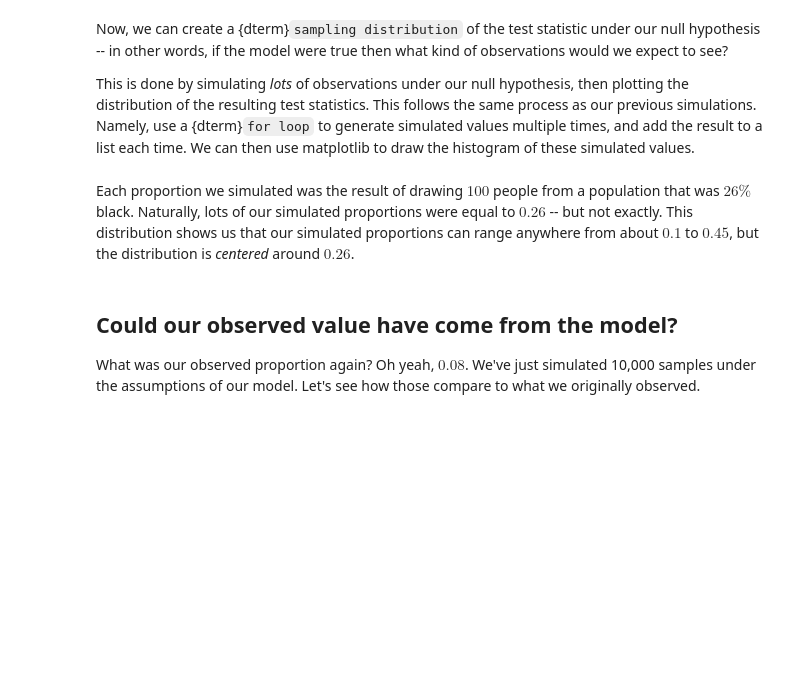
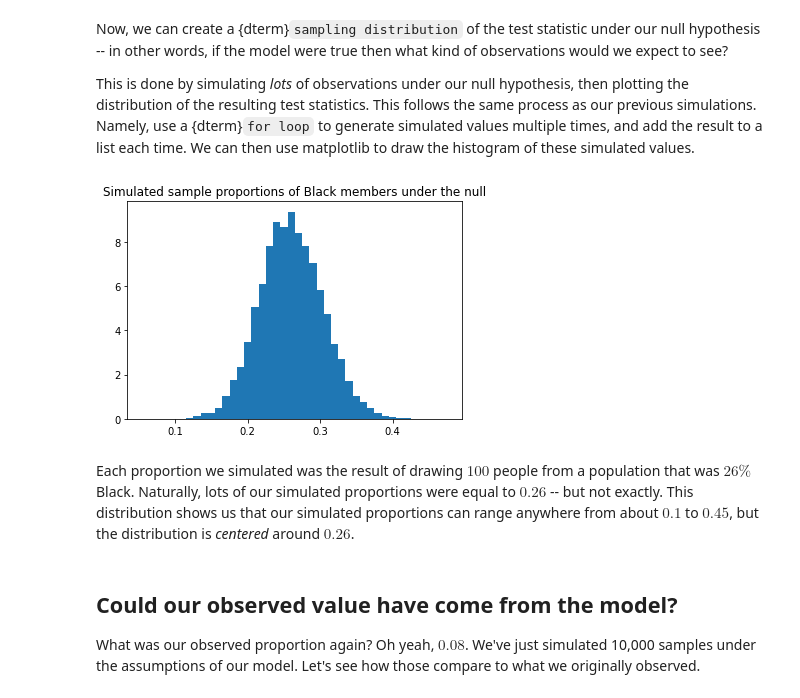
Before and after one commit to eldridgejm/dive-into-data-science, a Jupyter notebook: book/07-hypothesis_testing/1_hypothesis_tests.ipynb, the cells around one changed output. Drawn from its saved outputs; the diff is of its cells as text; code cells hidden in the pictures; blank space fills up the shorter version.

```diff
--- a/book/07-hypothesis_testing/1_hypothesis_tests.ipynb
+++ b/book/07-hypothesis_testing/1_hypothesis_tests.ipynb
@@ -93,17 +95,19 @@ This is done by simulating *lots* of observations under our null hypothesis, the
 # %%
 trials = 10_000
 simulated_proportions = []
 
 for i in range(trials):
     jury_proportion = simulate_jury_proportion()
     simulated_proportions.append(jury_proportion)
 
 # These bins will look visually centered around each possible proportion
 bins = np.arange(0.05, 0.48, 0.01)+0.005
 plt.hist(simulated_proportions, bins=bins, density=True)
-plt.title('Simulated sample proportions of black members under the null');
+plt.title('Simulated sample proportions of Black members under the null');
+# %% [output]
+[figure, added]
 # %% [markdown]
-Each proportion we simulated was the result of drawing $100$ people from a population that was $26\%$ black. Naturally, lots of our simulated proportions were equal to $0.26$ -- but not exactly. This distribution shows us that our simulated proportions can range anywhere from about $0.1$ to $0.45$, but the distribution is *centered* around $0.26$.
+Each proportion we simulated was the result of drawing $100$ people from a population that was $26\%$ Black. Naturally, lots of our simulated proportions were equal to $0.26$ -- but not exactly. This distribution shows us that our simulated proportions can range anywhere from about $0.1$ to $0.45$, but the distribution is *centered* around $0.26$.
 # %% [markdown]
 ## Could our observed value have come from the model?
 
```
Also changed, not shown: parts of 11 cells of this notebook, 1 other file.
